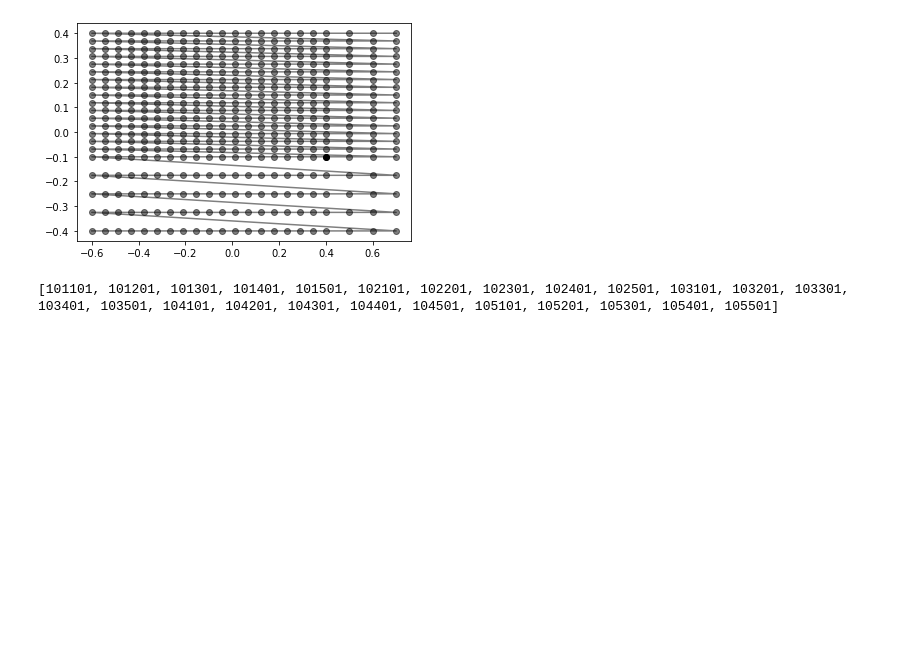
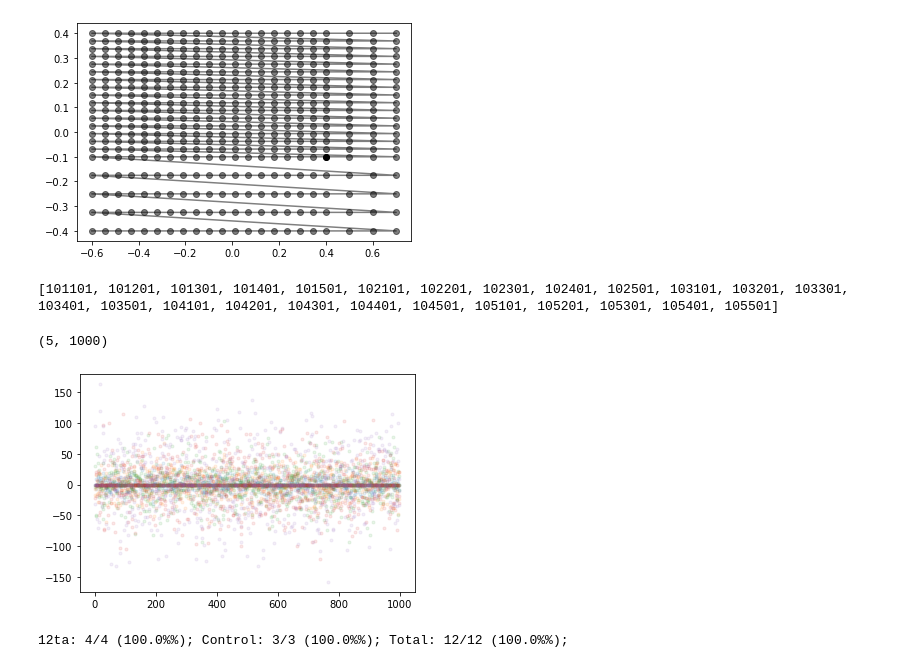
Before and after one commit to StijnCool/nast-thesis, a Jupyter notebook: testing_suite/main.ipynb, the cells around one changed output. Cells and saved outputs as stored; diff of their text form; code cells hidden in the pictures; blank space fills up the shorter version.

```diff
--- a/testing_suite/main.ipynb
+++ b/testing_suite/main.ipynb
@@ -123,3 +117,26 @@ permutations_dicts = [dict(zip(keys, v)) for v in itertools.product(*values)]
 print(sorted([np.array(list(d.values())).sum() for d in permutations_dicts]))
 # %% [output]
 [101101, 101201, 101301, 101401, 101501, 102101, 102201, 102301, 102401, 102501, 103101, 103201, 103301, 103401, 103501, 104101, 104201, 104301, 104401, 104501, 105101, 105201, 105301, 105401, 105501]
+# %%
+# gaussian mutation
+pop = np.zeros((5,1000))
+scores = np.arange(10,60,10)
+print(pop.shape)
+P = 0.7
+
+gauss = np.random.normal(np.zeros(scores.shape), scores, pop.transpose().shape)
+probability_mask = np.random.choice([0, 1], size=pop.transpose().shape, p=[1-P,P])
+pop = np.add(pop, np.multiply(gauss, probability_mask).transpose())
+
+plt.figure(7)
+plt.plot(pop.transpose(), '.', alpha=0.1)
+plt.show()
+# %% [output]
+(5, 1000)
+[figure, added]
+# %%
+suite = Suite(theory_parameters=theory_parameters, meta_parameters=meta_parameters, control_parameters=control_parameters, export_directory='abc')
+suite.run_all()
+print(suite.get_combination_number())
+# %% [output]
+12ta: 4/4 (100.0%%); Control: 3/3 (100.0%%); Total: 12/12 (100.0%%);
```
Also changed, not shown: parts of 2 cells of this notebook, 3 other files.
